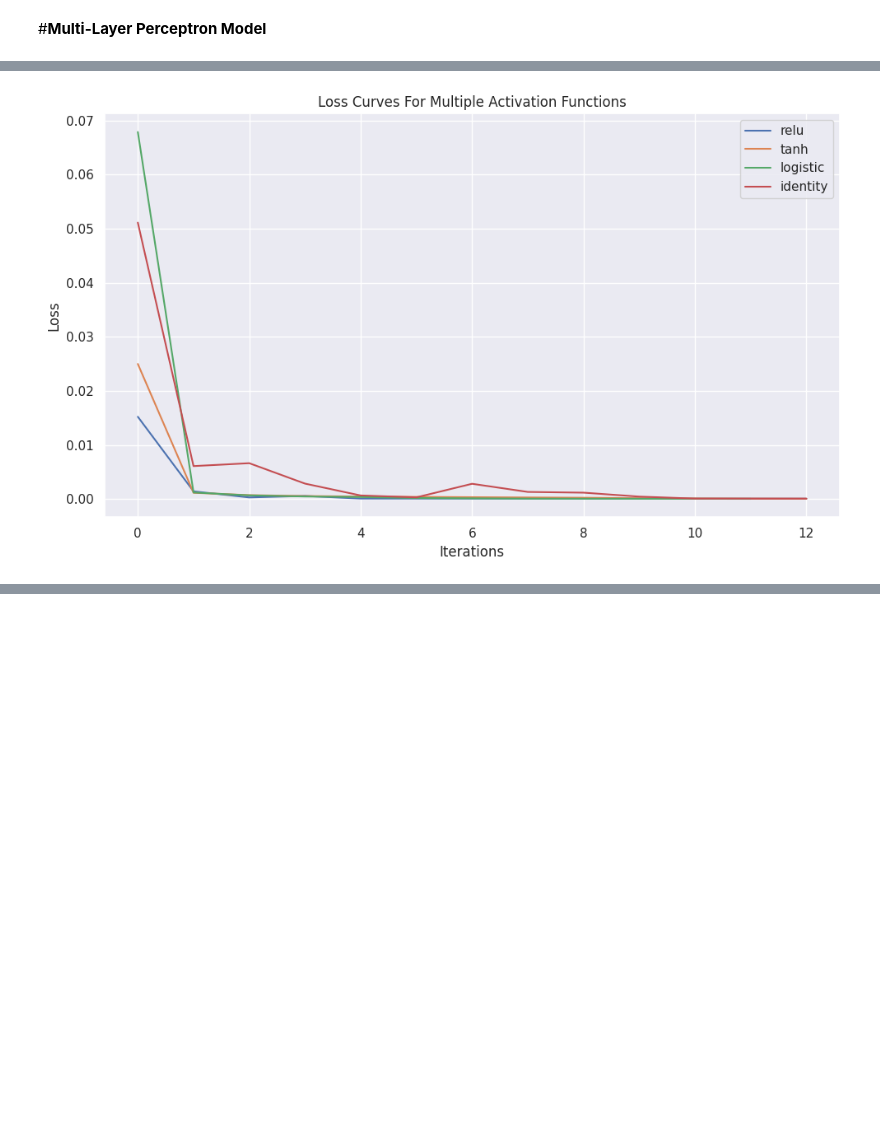
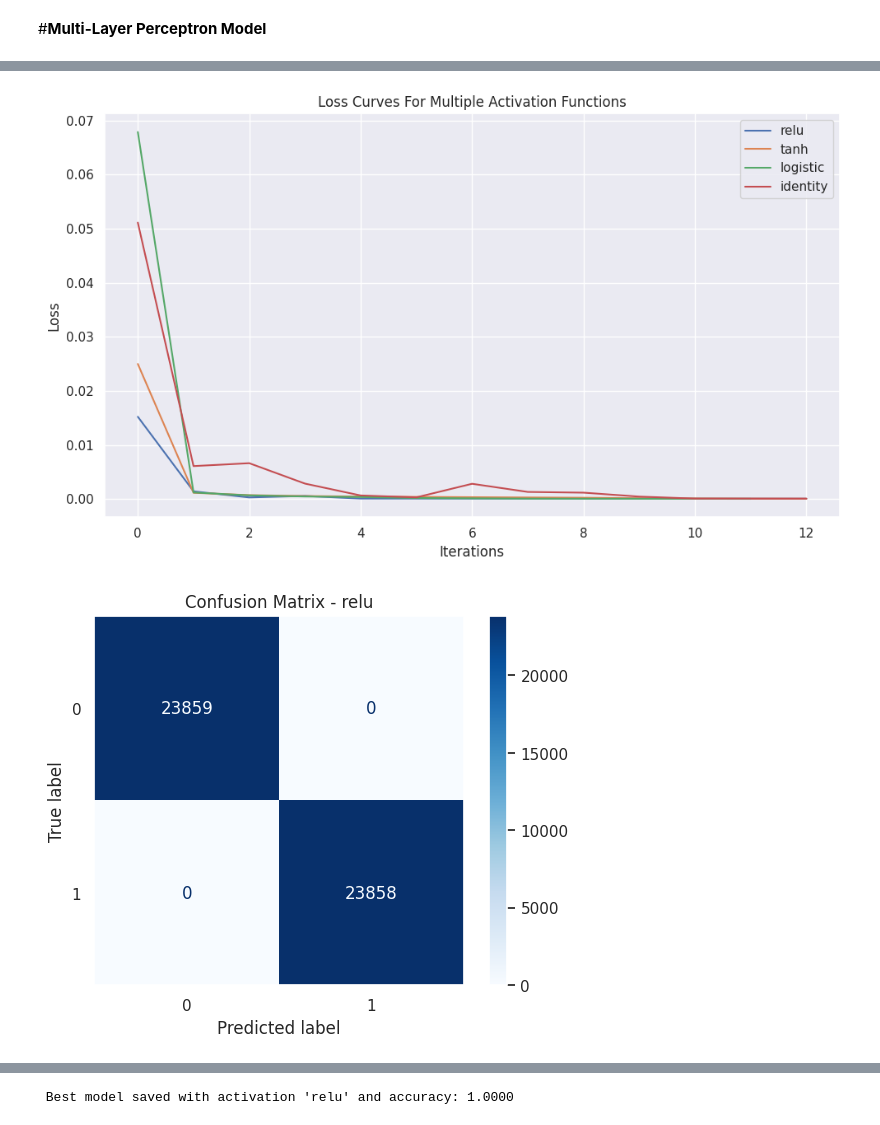
Before and after one commit to Saumi18/Credit-Risk-Modeling, a Jupyter notebook: Credit_Score_Behaviour.ipynb, the cells around one changed output, grey strips where cells are left out. Cells and saved outputs as stored; diff of their text form; code cells hidden in the pictures; blank space fills up the shorter version.

Commit message:
Implemented LightGBM model and saved both MLP and LightGBM model

```diff
--- a/Credit_Score_Behaviour.ipynb
+++ b/Credit_Score_Behaviour.ipynb
@@ -260,44 +260,57 @@ X_train, X_test, y_train, y_test = train_test_split(X_resampled, y_resampled, te
 activations = ['relu', 'tanh', 'logistic', 'identity']
 results = {} #To store the results for each activation function
 
-#Loop over activations & train the multi-layer perceptrons
+from sklearn.metrics import confusion_matrix, ConfusionMatrixDisplay, roc_auc_score, roc_curve, auc
+
+best_acc = 0
+best_model = None
+best_act = None
+
 for act in activations:
     print(f"\nActivation Function: {act}")
 
     mlp = MLPClassifier(hidden_layer_sizes=(128, 64),
                         activation=act,
-                        solver='adam', #Adam optimization algorithm
+                        solver='adam',
                         max_iter=300,
                         random_state=42,
                         early_stopping=True)
 
-    #Train the model using the training data
     mlp.fit(X_train, y_train)
-
-    #Predict labels for the test data
     y_pred = mlp.predict(X_test)
+    y_proba = mlp.predict_proba(X_test)[:, 1]
 
     acc = accuracy_score(y_test, y_pred)
     print(f"Accuracy with {act}: {acc:.4f}")
 
+    if acc > best_acc:
+        best_acc = acc
+        best_model = mlp
+        best_act = act
+
     results[act] = {
         "accuracy": acc,
         "report": classification_report(y_test, y_pred, output_dict=True),
-        "loss_curve": mlp.loss_curve_ #Loss curve for monitoring training progress
+        "loss_curve": mlp.loss_curve_,
+        "conf_matrix": confusion_matrix(y_test, y_pred),
+        "roc_auc": roc_auc_score(y_test, y_proba),
+        "fpr": roc_curve(y_test, y_proba)[0],
+        "tpr": roc_curve(y_test, y_proba)[1]
     }
 
-#DataFrame to compare metrics
+# --- Comparison Table ---
 comparison_df = pd.DataFrame({act: {
     "Accuracy": results[act]["accuracy"],
     "Precision": results[act]["report"]["1"]["precision"],
     "Recall": results[act]["report"]["1"]["recall"],
-    "F1-score": results[act]["report"]["1"]["f1-score"]
+    "F1-score": results[act]["report"]["1"]["f1-score"],
+    "ROC AUC": results[act]["roc_auc"]
 } for act in activations}).T
 
 print("\nActivation Function Comparison:\n")
 print(comparison_df.round(4))
 
-#To visually compare the training loss for different activation functions over a no of iterations
+# --- Plot Loss Curves ---
 plt.figure(figsize=(10, 6))
 for act in activations:
     plt.plot(results[act]['loss_curve'], label=act)
@@ -309,6 +322,34 @@ plt.legend()
 plt.grid(True)
 plt.tight_layout()
 plt.show()
+
+# --- Plot Confusion Matrices ---
+for act in activations:
+    cm = results[act]['conf_matrix']
+    disp = ConfusionMatrixDisplay(confusion_matrix=cm, display_labels=[0, 1])
+    disp.plot(cmap='Blues')
+    plt.title(f"Confusion Matrix - {act}")
+    plt.grid(False)
+    plt.show()
+
+# --- Plot ROC Curves ---
+plt.figure(figsize=(8, 6))
+for act in activations:
+    plt.plot(results[act]['fpr'], results[act]['tpr'], label=f"{act} (AUC={results[act]['roc_auc']:.2f})")
+
+plt.plot([0, 1], [0, 1], 'k--')
+plt.title("ROC Curves for Activation Functions")
+plt.xlabel("False Positive Rate")
+plt.ylabel("True Positive Rate")
+plt.legend()
+plt.grid(True)
+plt.tight_layout()
+plt.show()
+
+# --- Save Best MLP Model ---
+import joblib
+joblib.dump(best_model, f'mlp_best_model_{best_act}.pkl')
+print(f"\n Best model saved with activation '{best_act}' and accuracy: {best_acc:.4f}")
 # %% [output]
 Activation Function: relu
 Accuracy with relu: 1.0000
@@ -332 +373,2 @@ identity    0.9998     0.9996     1.0    0.9998
 [figure]
+[figure, added]
@@ -332,0 +379 @@ identity    0.9998     0.9996     1.0    0.9998
+ Best model saved with activation 'relu' and accuracy: 1.0000
```
Also changed, not shown: parts of 8 cells of this notebook.
